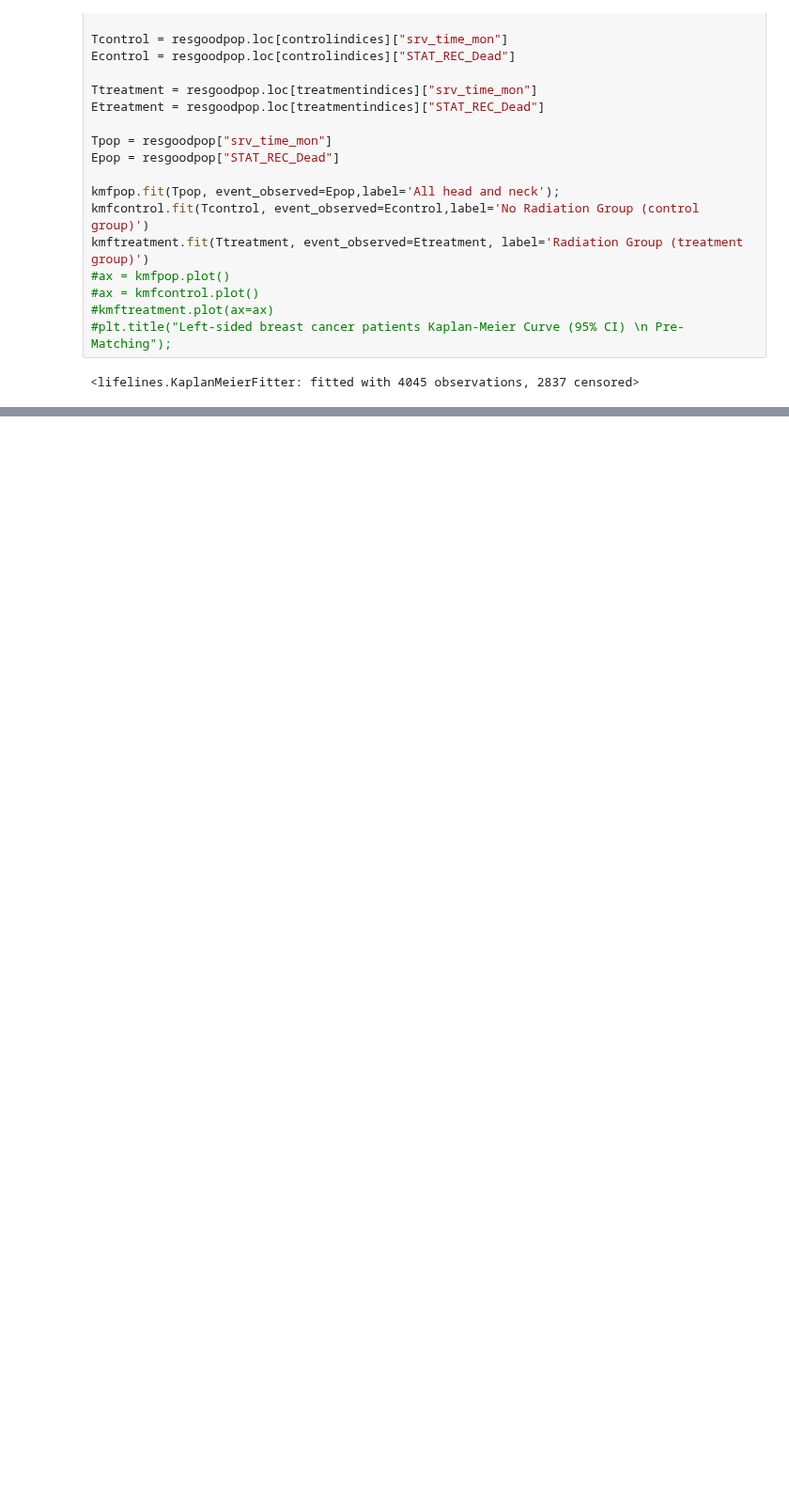
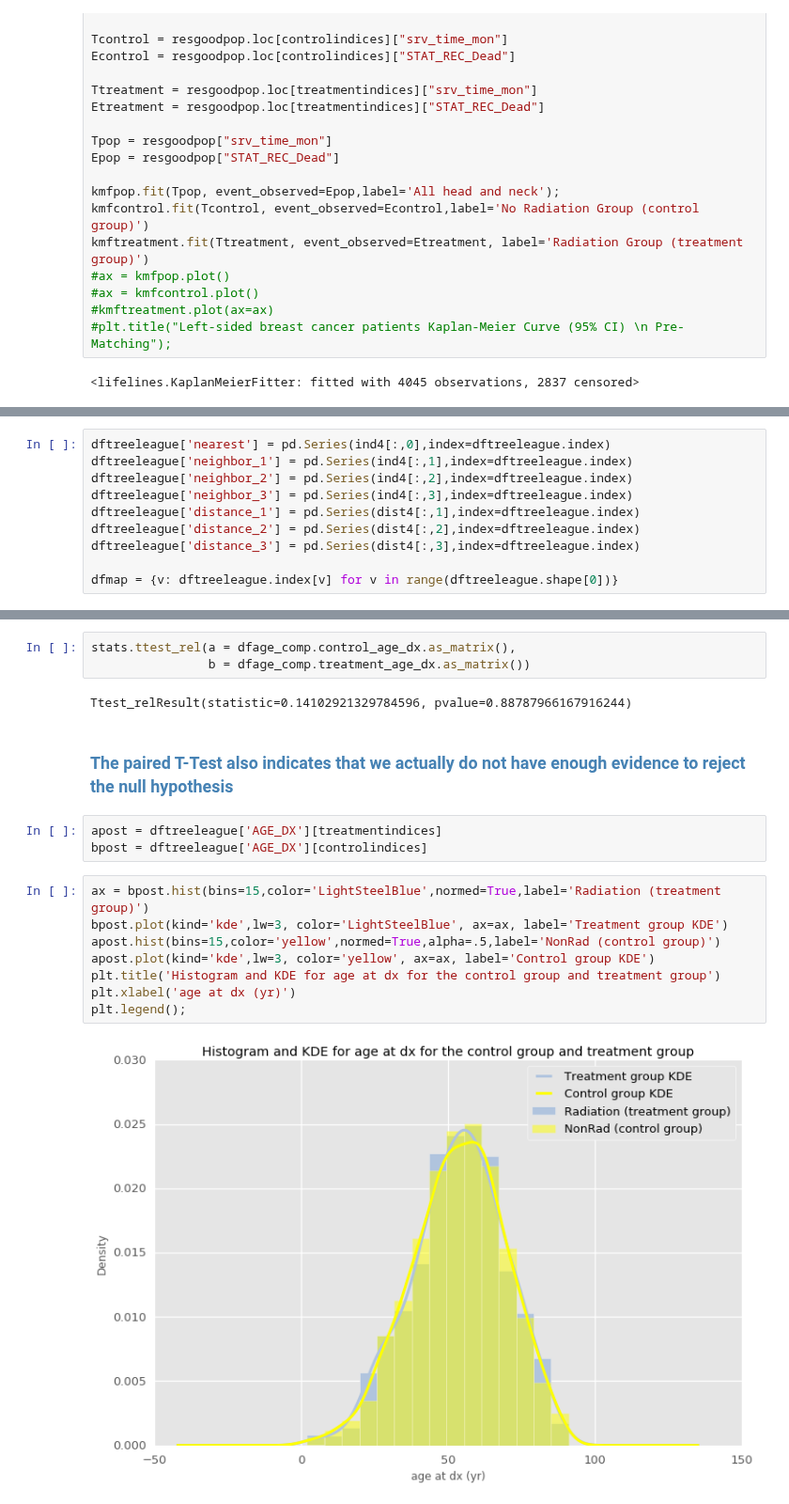
Before and after one commit to doolingdavid/SEERMATCH2, a Jupyter notebook: all_other_example.ipynb, the cells around one changed output, grey strips where cells are left out. Shown at 94% size. Cells and saved outputs as stored; diff of their text form; blank space fills up the shorter version.

```diff
--- a/all_other_example.ipynb
+++ b/all_other_example.ipynb
@@ -265,0 +411,10 @@ plt.title("Head and Neck\n(Nasopharynx, Oropharynx, Salivary gland, Pituitary gl
+# %%
+dftreeleague['nearest'] = pd.Series(ind4[:,0],index=dftreeleague.index)
+dftreeleague['neighbor_1'] = pd.Series(ind4[:,1],index=dftreeleague.index)
+dftreeleague['neighbor_2'] = pd.Series(ind4[:,2],index=dftreeleague.index)
+dftreeleague['neighbor_3'] = pd.Series(ind4[:,3],index=dftreeleague.index)
+dftreeleague['distance_1'] = pd.Series(dist4[:,1],index=dftreeleague.index)
+dftreeleague['distance_2'] = pd.Series(dist4[:,2],index=dftreeleague.index)
+dftreeleague['distance_3'] = pd.Series(dist4[:,3],index=dftreeleague.index)
+
+dfmap = {v: dftreeleague.index[v] for v in range(dftreeleague.shape[0])}
@@ -265,0 +607,20 @@ plt.title("Head and Neck\n(Nasopharynx, Oropharynx, Salivary gland, Pituitary gl
+# %%
+stats.ttest_rel(a = dfage_comp.control_age_dx.as_matrix(),
+                b = dfage_comp.treatment_age_dx.as_matrix())
+# %% [output]
+Ttest_relResult(statistic=0.14102921329784596, pvalue=0.88787966167916244)
+# %% [markdown]
+### <font color='steelblue'>The paired T-Test also indicates that we actually do not have enough evidence to reject the null hypothesis</font>
+# %%
+apost = dftreeleague['AGE_DX'][treatmentindices]
+bpost = dftreeleague['AGE_DX'][controlindices]
+# %%
+ax = bpost.hist(bins=15,color='LightSteelBlue',normed=True,label='Radiation (treatment group)')
+bpost.plot(kind='kde',lw=3, color='LightSteelBlue', ax=ax, label='Treatment group KDE')
+apost.hist(bins=15,color='yellow',normed=True,alpha=.5,label='NonRad (control group)')
+apost.plot(kind='kde',lw=3, color='yellow', ax=ax, label='Control group KDE')
+plt.title('Histogram and KDE for age at dx for the control group and treatment group')
+plt.xlabel('age at dx (yr)')
+plt.legend();
+# %% [output]
+[figure, added]
```
Also changed, not shown: parts of 56 cells of this notebook.
